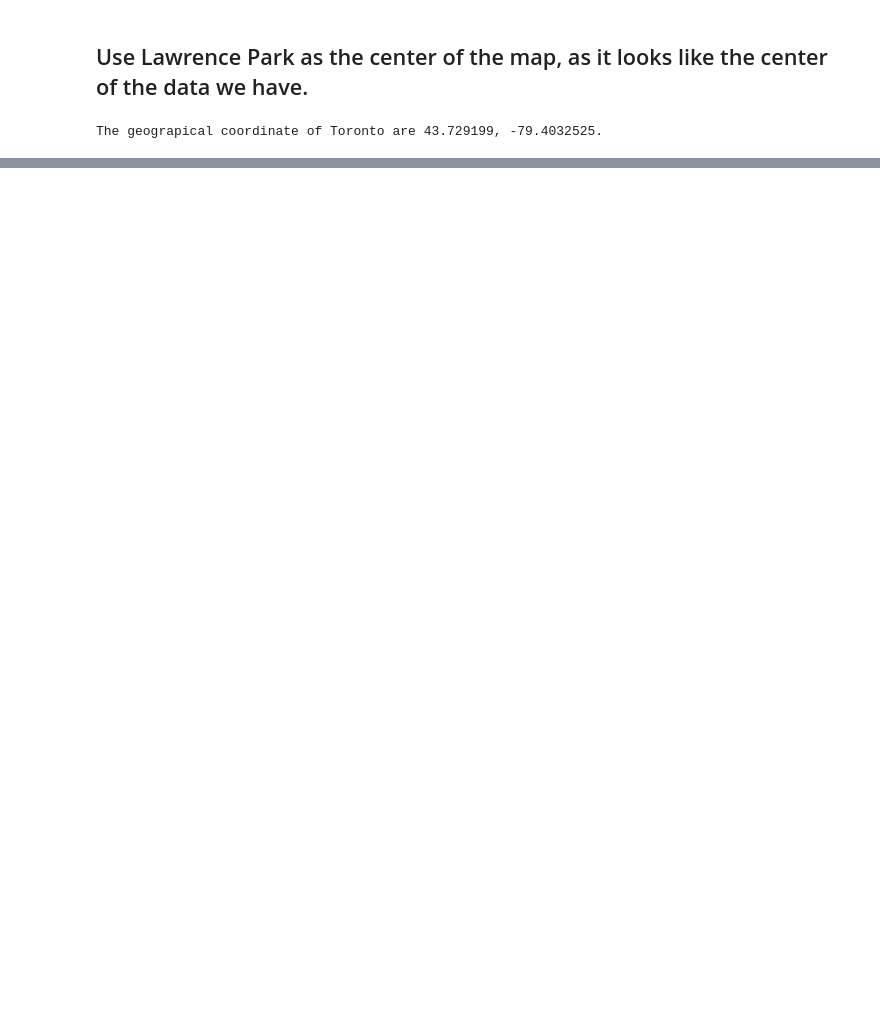
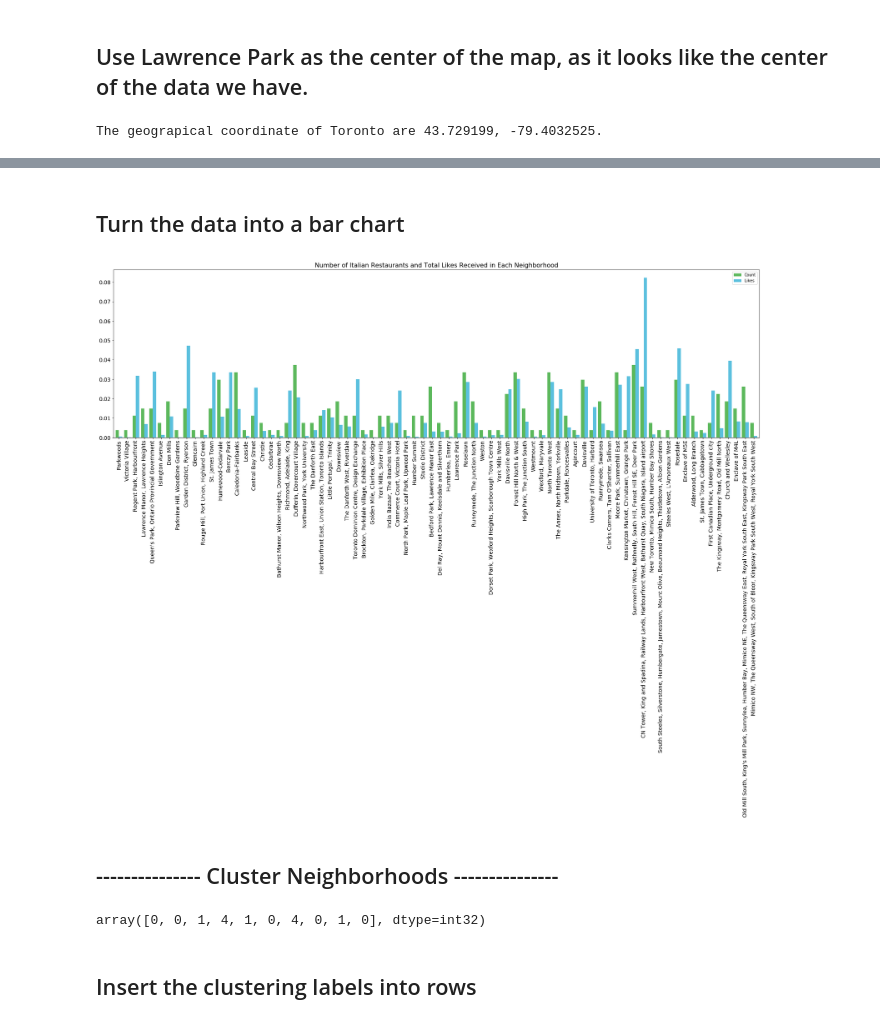
Before and after one commit to LangQian/Coursera_Capstone, a Jupyter notebook: Applied Data Science Capstone.ipynb, the cells around one changed output, grey strips where cells are left out. Cells and saved outputs as stored; diff of their text form; code cells hidden in the pictures; blank space fills up the shorter version.

```diff
--- a/Applied Data Science Capstone.ipynb
+++ b/Applied Data Science Capstone.ipynb
@@ -481,0 +319,3 @@ toronto_merged.loc[toronto_merged['Cluster Labels'] == 4, toronto_merged.columns
+# %%
+italian_restaurants = toronto_restaurants.loc[toronto_restaurants['Main Category'] == "Italian Restaurant"]
+italian_restaurants
@@ -481,0 +343,26 @@ toronto_merged.loc[toronto_merged['Cluster Labels'] == 4, toronto_merged.columns
+# %%
+italian_dict = dict()
+for index, row in italian_restaurants.iterrows():
+    if not row['Neighborhood'] in italian_dict.keys():
+        italian_dict[row['Neighborhood']] = dict()
+
+    if not 'Neighborhood Latitude' in italian_dict[row['Neighborhood']].keys():
+        italian_dict[row['Neighborhood']]['Neighborhood Latitude'] = row['Neighborhood Latitude']
+
+    if not 'Neighborhood Longitude' in italian_dict[row['Neighborhood']].keys():
+        italian_dict[row['Neighborhood']]['Neighborhood Longitude'] = row['Neighborhood Longitude']
+
+    if not 'Count' in italian_dict[row['Neighborhood']].keys():
+        italian_dict[row['Neighborhood']]['Count'] = 0
+    italian_dict[row['Neighborhood']]['Count'] = italian_dict[row['Neighborhood']]['Count'] + 1
+
+    if not 'Likes' in italian_dict[row['Neighborhood']].keys():
+        italian_dict[row['Neighborhood']]['Likes'] = 0
+    italian_dict[row['Neighborhood']]['Likes'] = italian_dict[row['Neighborhood']]['Likes'] + row['Likes']
+
+italian_count_likes = pd.DataFrame.from_dict(italian_dict).transpose()
+# italian_count_likes.reset_index(inplace=True)
+# italian_count_likes.rename(columns={"index": "Neighborhood"}, inplace=True)
+italian_count_likes['Count'] = italian_count_likes['Count'].astype(int)
+italian_count_likes['Likes'] = italian_count_likes['Likes'].astype(int)
+italian_count_likes.head()
@@ -481,0 +378,5 @@ toronto_merged.loc[toronto_merged['Cluster Labels'] == 4, toronto_merged.columns
+# %%
+count_total = italian_count_likes['Count'].sum()
+print("Total Number of Italian Restaurants: " + str(count_total))
+likes_total = italian_count_likes['Likes'].sum()
+print("Total Likes Received for All Italian Restaurants: " + str(likes_total))
@@ -481,0 +386,3 @@ toronto_merged.loc[toronto_merged['Cluster Labels'] == 4, toronto_merged.columns
+# %%
+italian_count_likes['Count'] = italian_count_likes['Count'].div(count_total)
+italian_count_likes['Likes'] = italian_count_likes['Likes'].div(likes_total)
@@ -481,0 +398,28 @@ toronto_merged.loc[toronto_merged['Cluster Labels'] == 4, toronto_merged.columns
+# %% [markdown]
+## Turn the data into a bar chart
+# %%
+colors = ['#5cb85c','#5bc0de']
+italian_count_likes[['Count','Likes']].plot(kind='bar', figsize=(30, 8), color=colors, width=0.8, fontsize=14)
+plt.title("Number of Italian Restaurants and Total Likes Received in Each Neighborhood", fontsize=16)
+plt.show()
+# %% [output]
+[figure, added]
+# %% [markdown]
+## --------------- Cluster Neighborhoods ---------------
+# %%
+from sklearn.cluster import KMeans
+
+# set number of clusters
+kclusters = 5
+
+italian_count_likes_clustering = italian_count_likes.drop(['Neighborhood Latitude', 'Neighborhood Longitude'], axis=1)
+
+# run k-means clustering
+kmeans = KMeans(n_clusters=kclusters, random_state=0).fit(italian_count_likes_clustering)
+
+# check cluster labels generated for each row in the dataframe
+kmeans.labels_[0:10]
+# %% [output]
+array([0, 0, 1, 4, 1, 0, 4, 0, 1, 0], dtype=int32)
+# %% [markdown]
+## Insert the clustering labels into rows
```
Also changed, not shown: parts of 77 cells of this notebook.
